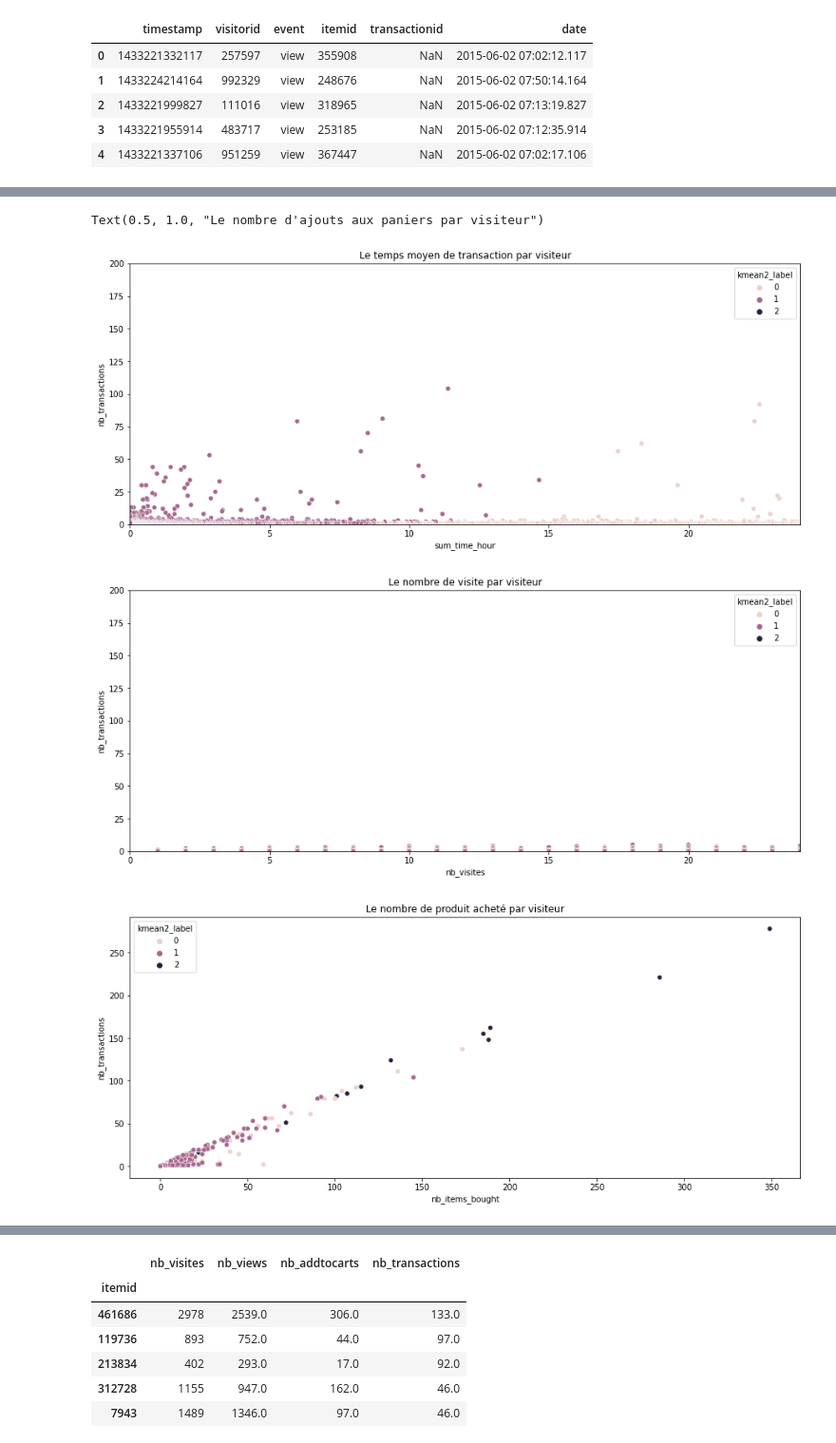
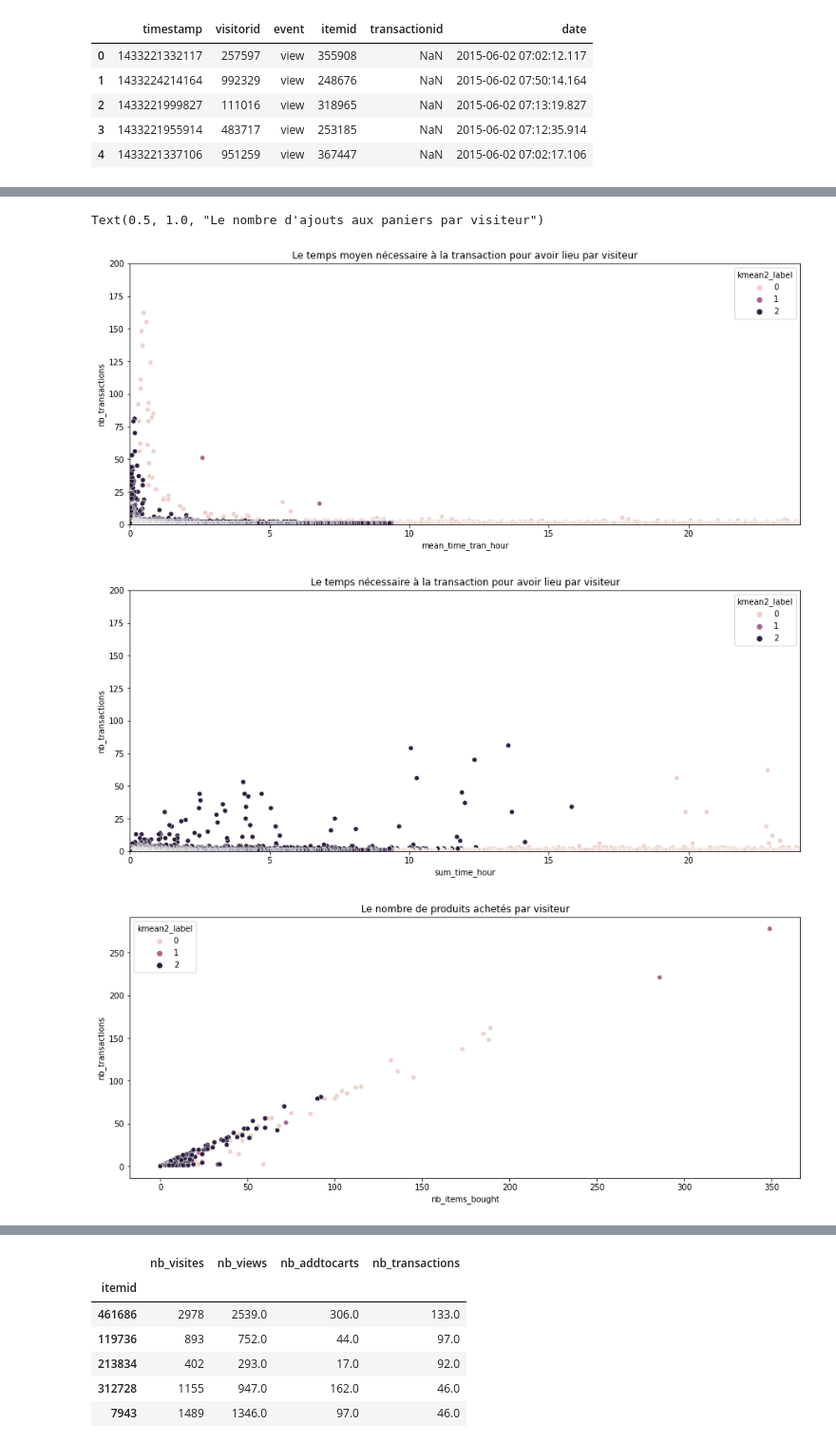
Before and after one commit to soopajot/eCommerce_Customer_Behavior, a Jupyter notebook: time_transactions_visiteurs_clustering.ipynb, the cells around one changed output, grey strips where cells are left out. Shown at 95% size. Cells and saved outputs as stored; diff of their text form; code cells hidden in the pictures.

Commit message:
update calcul temps - reorganisé les clusterings

```diff
--- a/time_transactions_visiteurs_clustering.ipynb
+++ b/time_transactions_visiteurs_clustering.ipynb
@@ -22,23 +22,22 @@ df.head()
 | 3 | 1433221955914 | 483717 | view | 253185 | NaN | 2015-06-02 07:12:35.914 |
 | 4 | 1433221337106 | 951259 | view | 367447 | NaN | 2015-06-02 07:02:17.106 |
 # %%
-# DATASET TRANSACTIONS
-# Diviser les events entre transactions et le reste
-non_transactions = df.loc[df.event != "transaction"]
+####  TABLEAU TRANSACTIONS - EVENTS #####
+# Créer 2 tableaux transaction et non transaction
+non_transactions = df
 transactions = df.loc[df.event == "transaction"]
 
-# Merger les deux tableaux afin de calculer le temps passé entre 2 actions successives
+# Merger les deux tableaux sur visitorid
 inner_merged_total = pd.merge(transactions, non_transactions, on=["visitorid"], how="inner")
 
-# Trier le dataframe par visitorid...
-inner_merged_total = inner_merged_total.sort_values(by=['visitorid','date_x','date_y','itemid_x'])
+# Trier le tableau mergé par visitorid, date d'event, itemid
+inner_merged_total = inner_merged_total.sort_values(by=['visitorid','date_y','itemid_x'])
 
-# time_diff est moins de 24h et le itemid sur lequel la transaction
-# a eu lieu et le itemid sur lequel chaque événement s'est produit doivent être les mêmes
+# Calculer le time-diff entre transaction est event et le convertir en second
 inner_merged_total['event_diff_second'] = inner_merged_total['date_x'] - inner_merged_total['date_y']
 inner_merged_total['event_diff_second'] = inner_merged_total['event_diff_second'] / np.timedelta64(1, 's')
 
-# 24h
+# Limiter en 24h
 transaction_24h = inner_merged_total.loc[inner_merged_total['event_diff_second'] < 86400]
 transaction_made_24h = transaction_24h.loc[inner_merged_total['itemid_x'] == inner_merged_total['itemid_y']]
 
@@ -139,19 +184,15 @@ time_sum_tran # 17455 rows
 # %%
-## TABLEAU TIME SUM PAR TRANSACTION
+## TABLEAU TIME SUM PAR VISITEURS ###
 # Calculer le sum des evenements par transaction
-time_sum_visitor = pd.DataFrame(calcul_time.groupby(["visitorid"])["time_diff_sec"].sum())
-time_sum_visitor = time_sum_visitor.rename(columns={"time_diff_sec": "sum_time_second"})
+v = calcul_time.groupby('visitorid', group_keys=False)
+time_sum_visitor = pd.DataFrame(v['date_y'].apply(lambda x: (x.iat[-1] - x.iat[0])/ np.timedelta64(1, 's')))
+time_sum_visitor = time_sum_visitor.rename(columns={"date_y": "sum_time_second"})
+time_sum_visitor
 
-# Récupérer transactions qui ont eu un seul event avant afin de l'additioner event_diff_second à sum_time_second
-tmp2 = transaction_made_24h.groupby(by='visitorid').agg({'event_diff_second': 'sum'})
-time_sum_visitor['event_diff_second'] = tmp2['event_diff_second']
-time_sum_visitor.loc[(time_sum_visitor.sum_time_second == 0),"sum_time_second"] = time_sum_visitor['event_diff_second']
-
-# Convertir second en minute et heure
-time_sum_visitor = time_sum_visitor.drop(['event_diff_second'], axis=1)
+# Convertir second en minute et en heure
 time_sum_visitor['sum_time_minute'] = round(time_sum_visitor['sum_time_second']/60)
 time_sum_visitor['sum_time_hour'] = round(time_sum_visitor['sum_time_second']/3600,2)
-time_sum_visitor # 11506 rows
+time_sum_visitor
 # %% [output]
 |  | sum_time_second | sum_time_minute | sum_time_hour |
 | visitorid |  |  |  |
@@ -280,31 +321,31 @@ stats
 1407579 rows × 14 columns
 # %%
-##### ANALYSES TABELEAU STATS (PAR VISITEUR)
+##### VISUALISATION CLUSTERING SUR TABELEAU STATS (PAR VISITEUR) ####
 plt.figure(figsize=(15,6))
-sns.scatterplot(data=stats.loc[stats.nb_transactions > 0], x="sum_time_hour", y="nb_transactions", hue="kmean2_label")
+sns.scatterplot(data=stats.loc[stats.nb_transactions > 0], x="mean_time_tran_hour", y="nb_transactions", hue="kmean2_label")
 plt.xlim(0, 24)
 plt.ylim(0, 200)
-plt.title('Le temps moyen de transaction par visiteur')
+plt.title('Le temps moyen nécessaire à la transaction pour avoir lieu par visiteur')
 
 plt.figure(figsize=(15,6))
-sns.scatterplot(data=stats, x="nb_visites", y="nb_transactions", hue="kmean2_label")
+sns.scatterplot(data=stats, x="sum_time_hour", y="nb_transactions", hue="kmean2_label")
 plt.xlim(0, 24)
 plt.ylim(0, 200)
-plt.title('Le nombre de transactions par visiteur')
+plt.title('Le temps nécessaire à la transaction pour avoir lieu par visiteur')
 
 plt.figure(figsize=(15,6))
 sns.scatterplot(data=stats, x="nb_items_bought", y="nb_transactions", hue="kmean2_label")
 #plt.xlim(0, 24)
 #plt.ylim(0, 600)
 plt.title('Le nombre de produits achetés par visiteur')
 
 plt.figure(figsize=(15,6))
 sns.scatterplot(data=stats, x="nb_addtocarts", y="nb_transactions", hue="kmean2_label")
 plt.xlim(0, 200)
 plt.ylim(0, 200)
 plt.title("Le nombre d'ajouts aux paniers par visiteur")
 # %% [output]
 Text(0.5, 1.0, "Le nombre d'ajouts aux paniers par visiteur")
-[figure, old version]
+[figure, new version]
-[figure, old version]
+[figure, new version]
-[figure, old version]
+[figure, new version]
```
Also changed, not shown: parts of 23 cells of this notebook.
